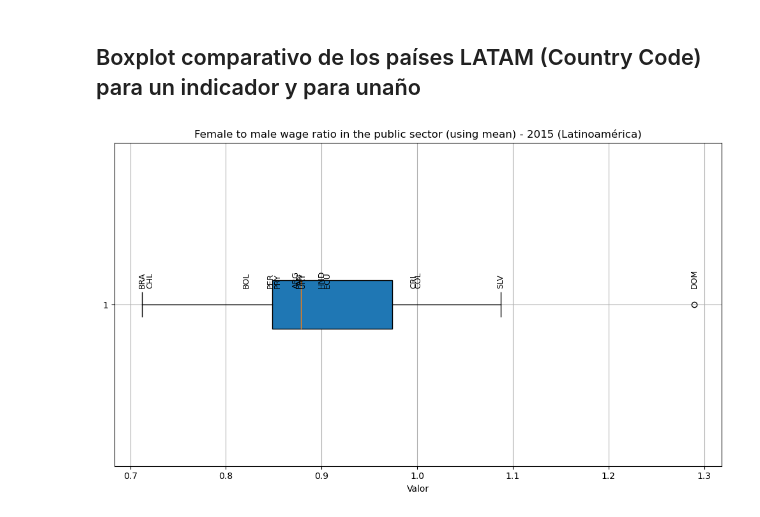
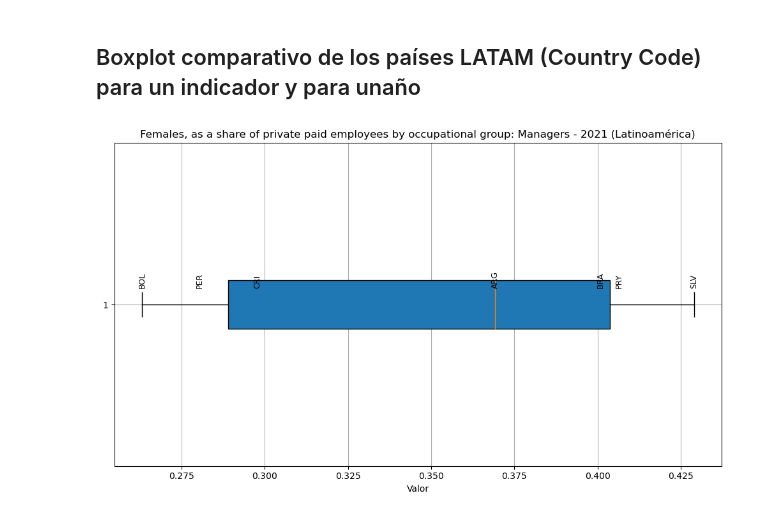
Before and after one commit to CarlaParra/WWBI_InclusionFinanciera4, a Jupyter notebook: notebooks/01_EDA.ipynb, the cells around one changed output. Saved outputs shown, nothing was run; the diff lists cells and outputs as text; code cells hidden in the pictures.

```diff
--- a/notebooks/01_EDA.ipynb
+++ b/notebooks/01_EDA.ipynb
@@ -416,32 +416,32 @@ def get_region(country):
 
 df['region'] = df['Country Name'].apply(get_region)
 
 # Función mejorada con anotaciones de country code
 def boxplot_indicador_latam_codigos(indicador, anio):
     if str(anio) not in df.columns:
         print(f"Año {anio} no encontrado en el dataset.")
         return
 
     data = df[(df['Indicator Name'] == indicador) & (df['region'] == 'Latinoamerica')]
     valores = data[['Country Name', 'Country Code', str(anio)]].dropna()
 
     if valores.empty:
         print("No hay datos disponibles para ese indicador y año.")
         return
 
     plt.figure(figsize=(10, 6))
     plt.boxplot(valores[str(anio)], vert=False, patch_artist=True)
 
     for i, row in valores.iterrows():
         plt.text(row[str(anio)], 1.05, row['Country Code'], ha='center', va='bottom', fontsize=9, rotation=90)
 
     plt.title(f'{indicador} - {anio} (Latinoamérica)')
     plt.xlabel('Valor')
     plt.grid(True)
     plt.tight_layout()
     plt.show()
 
 # Ejemplo de uso
-boxplot_indicador_latam_codigos('Female to male wage ratio in the public sector (using mean)', 2015)
+boxplot_indicador_latam_codigos('Females, as a share of private paid employees by occupational group: Managers', 2021)
 # %% [output]
-[figure, old version]
+[figure, new version]
```
Also changed, not shown: parts of 2 cells of this notebook, 20 other files.
